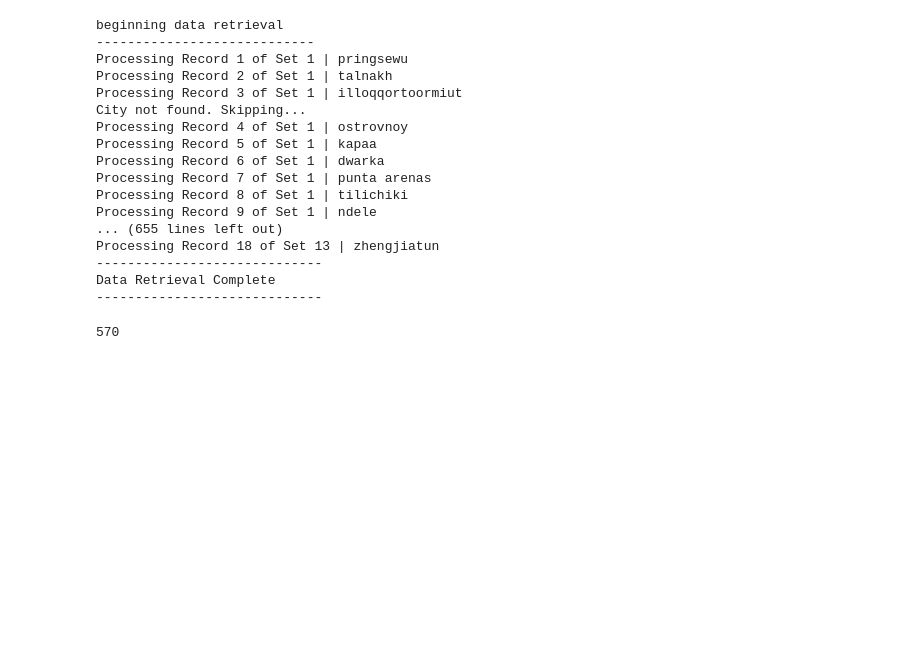
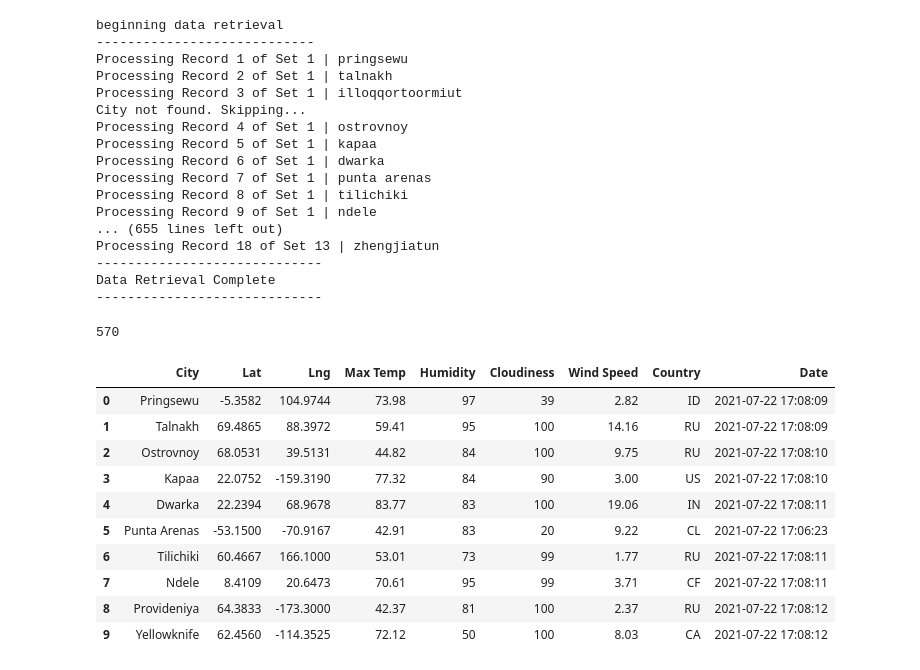
Before and after one commit to JoelS-76/World_Weather_Analysis, a Jupyter notebook: WeatherPy.ipynb, the cells around one changed output. Drawn from its saved outputs; the diff is of its cells as text; code cells hidden in the pictures; blank space fills up the shorter version.

Commit message:
dataframe and csv for 570 cities

```diff
--- a/WeatherPy.ipynb
+++ b/WeatherPy.ipynb
@@ -120,7 +120,22 @@ Processing Record 18 of Set 13 | zhengjiatun
 -----------------------------
 Data Retrieval Complete
 -----------------------------
-# %%
-len(city_data)
-# %% [output]
-570
+# %%
+len(city_data)
+# %% [output]
+570
+# %%
+city_data_df = pd.DataFrame(city_data)
+city_data_df.head(10)
+# %% [output]
+|  | City | Lat | Lng | Max Temp | Humidity | Cloudiness | Wind Speed | Country | Date |
+| 0 | Pringsewu | -5.3582 | 104.9744 | 73.98 | 97 | 39 | 2.82 | ID | 2021-07-22 17:08:09 |
+| 1 | Talnakh | 69.4865 | 88.3972 | 59.41 | 95 | 100 | 14.16 | RU | 2021-07-22 17:08:09 |
+| 2 | Ostrovnoy | 68.0531 | 39.5131 | 44.82 | 84 | 100 | 9.75 | RU | 2021-07-22 17:08:10 |
+| 3 | Kapaa | 22.0752 | -159.3190 | 77.32 | 84 | 90 | 3.00 | US | 2021-07-22 17:08:10 |
+| 4 | Dwarka | 22.2394 | 68.9678 | 83.77 | 83 | 100 | 19.06 | IN | 2021-07-22 17:08:11 |
+| 5 | Punta Arenas | -53.1500 | -70.9167 | 42.91 | 83 | 20 | 9.22 | CL | 2021-07-22 17:06:23 |
+| 6 | Tilichiki | 60.4667 | 166.1000 | 53.01 | 73 | 99 | 1.77 | RU | 2021-07-22 17:08:11 |
+| 7 | Ndele | 8.4109 | 20.6473 | 70.61 | 95 | 99 | 3.71 | CF | 2021-07-22 17:08:11 |
+| 8 | Provideniya | 64.3833 | -173.3000 | 42.37 | 81 | 100 | 2.37 | RU | 2021-07-22 17:08:12 |
+| 9 | Yellowknife | 62.4560 | -114.3525 | 72.12 | 50 | 100 | 8.03 | CA | 2021-07-22 17:08:12 |
```
Also changed, not shown: parts of 6 cells of this notebook.
